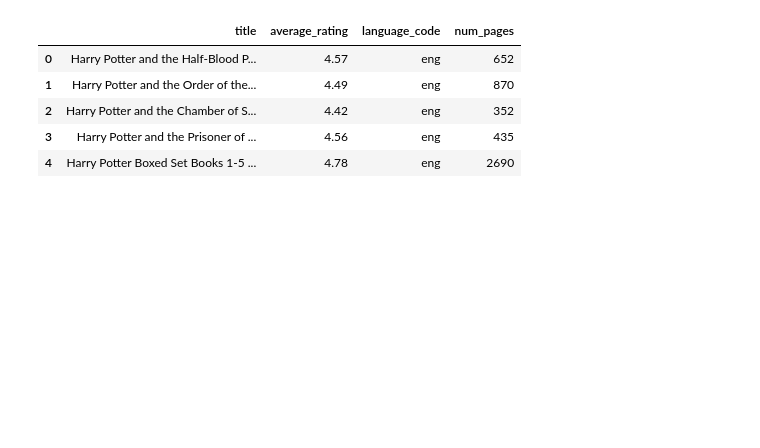
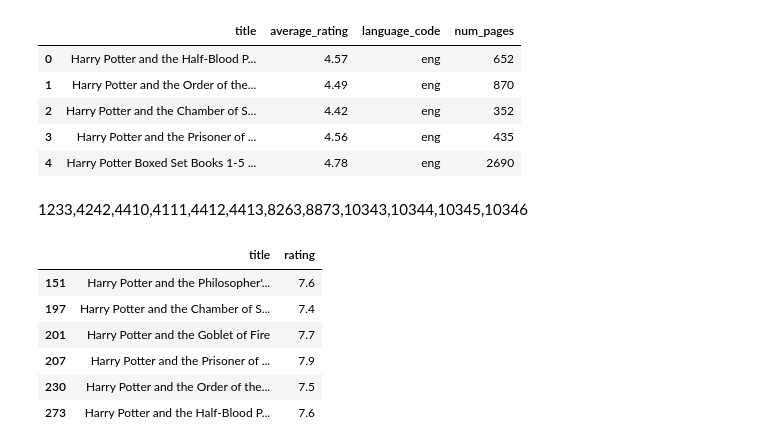
Before and after one commit to moustafa-karaki/books-movies, a Jupyter notebook: books_movies.ipynb, the cells around one changed output. Saved outputs shown, nothing was run; the diff lists cells and outputs as text; code cells hidden in the pictures; blank space fills up the shorter version.

```diff
--- a/books_movies.ipynb
+++ b/books_movies.ipynb
@@ -77,3 +74,5 @@ books.head()
 | 2 | Harry Potter and the Chamber of S... | 4.42 | eng | 352 |
 | 3 | Harry Potter and the Prisoner of ... | 4.56 | eng | 435 |
 | 4 | Harry Potter Boxed Set Books 1-5 ... | 4.78 | eng | 2690 |
+# %% [markdown]
+1233,4242,4410,4111,4412,4413,8263,8873,10343,10344,10345,10346
@@ -79,0 +83,12 @@ books.head()
+# %%
+hp_movies = movies.loc[movies["title"].str.startswith("Harry Potter")]
+hp_movies = hp_movies.drop([261,87])
+hp_movies
+# %% [output]
+|  | title | rating |
+| 151 | Harry Potter and the Philosopher'... | 7.6 |
+| 197 | Harry Potter and the Chamber of S... | 7.4 |
+| 201 | Harry Potter and the Goblet of Fire | 7.7 |
+| 207 | Harry Potter and the Prisoner of ... | 7.9 |
+| 230 | Harry Potter and the Order of the... | 7.5 |
+| 273 | Harry Potter and the Half-Blood P... | 7.6 |
```
Also changed, not shown: parts of 7 cells of this notebook.
